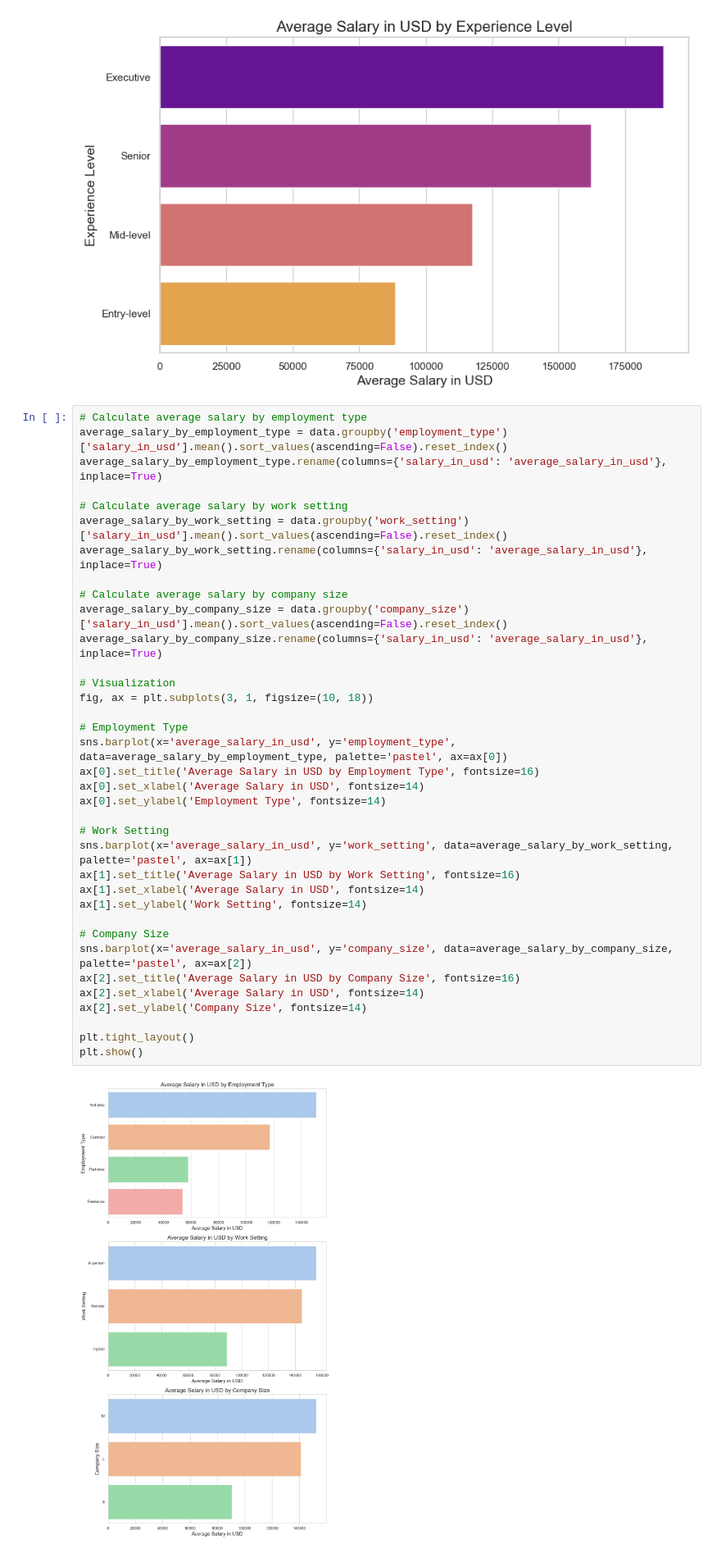
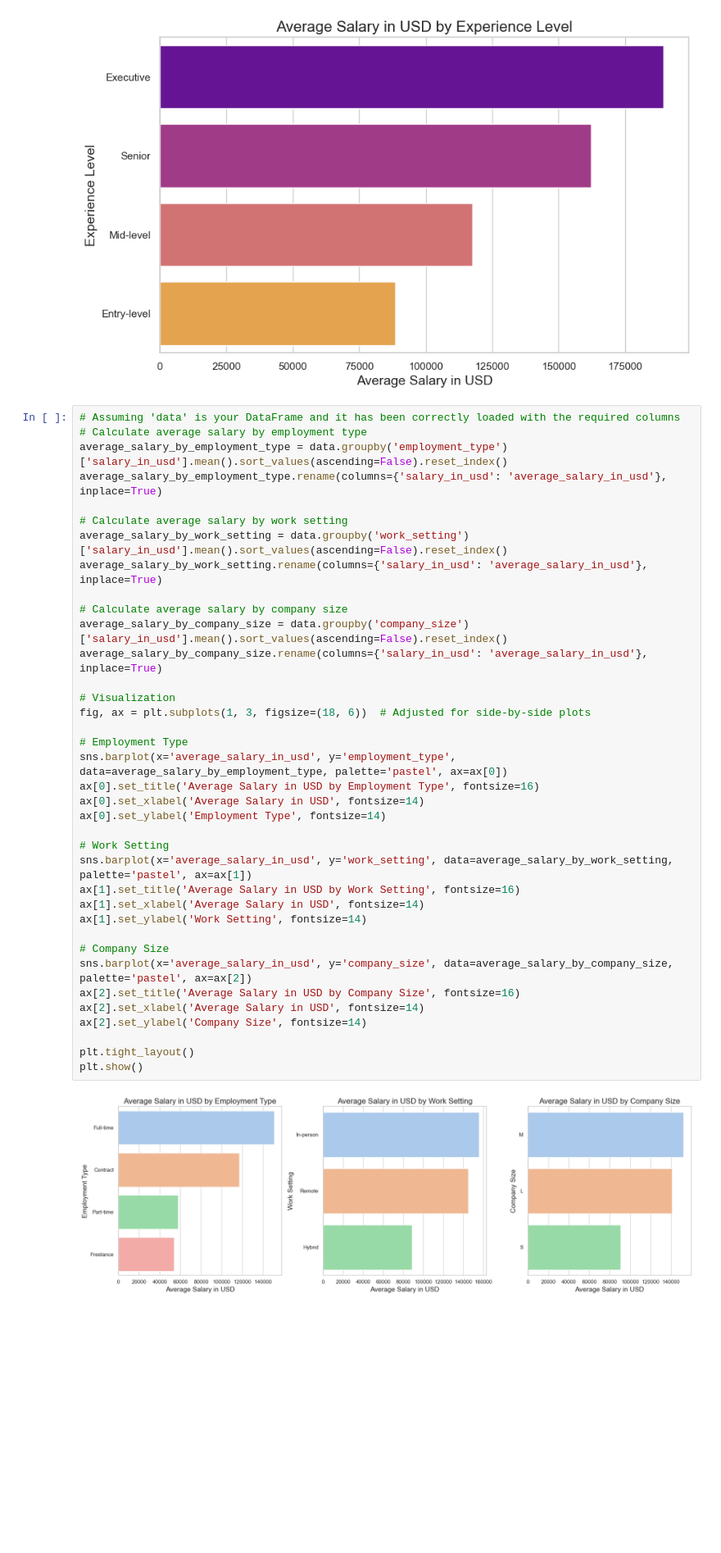
Before and after one commit to frktsc/Data-Science-Jobs-and-Salaries-Analysis, a Jupyter notebook: data analysis.ipynb, the cells around one changed output. Shown at 82% size. Cells and saved outputs as stored; diff of their text form; blank space fills up the shorter version.

```diff
--- a/data analysis.ipynb
+++ b/data analysis.ipynb
@@ -255,6 +255,7 @@ plt.show()
 # %% [output]
 [figure]
 # %%
+# Assuming 'data' is your DataFrame and it has been correctly loaded with the required columns
 # Calculate average salary by employment type
 average_salary_by_employment_type = data.groupby('employment_type')['salary_in_usd'].mean().sort_values(ascending=False).reset_index()
 average_salary_by_employment_type.rename(columns={'salary_in_usd': 'average_salary_in_usd'}, inplace=True)
@@ -263,35 +264,35 @@ average_salary_by_employment_type.rename(columns={'salary_in_usd': 'average_sala
 average_salary_by_work_setting = data.groupby('work_setting')['salary_in_usd'].mean().sort_values(ascending=False).reset_index()
 average_salary_by_work_setting.rename(columns={'salary_in_usd': 'average_salary_in_usd'}, inplace=True)
 
 # Calculate average salary by company size
 average_salary_by_company_size = data.groupby('company_size')['salary_in_usd'].mean().sort_values(ascending=False).reset_index()
 average_salary_by_company_size.rename(columns={'salary_in_usd': 'average_salary_in_usd'}, inplace=True)
 
 # Visualization
-fig, ax = plt.subplots(3, 1, figsize=(10, 18))
+fig, ax = plt.subplots(1, 3, figsize=(18, 6))  # Adjusted for side-by-side plots
 
 # Employment Type
 sns.barplot(x='average_salary_in_usd', y='employment_type', data=average_salary_by_employment_type, palette='pastel', ax=ax[0])
 ax[0].set_title('Average Salary in USD by Employment Type', fontsize=16)
 ax[0].set_xlabel('Average Salary in USD', fontsize=14)
 ax[0].set_ylabel('Employment Type', fontsize=14)
 
 # Work Setting
 sns.barplot(x='average_salary_in_usd', y='work_setting', data=average_salary_by_work_setting, palette='pastel', ax=ax[1])
 ax[1].set_title('Average Salary in USD by Work Setting', fontsize=16)
 ax[1].set_xlabel('Average Salary in USD', fontsize=14)
 ax[1].set_ylabel('Work Setting', fontsize=14)
 
 # Company Size
 sns.barplot(x='average_salary_in_usd', y='company_size', data=average_salary_by_company_size, palette='pastel', ax=ax[2])
 ax[2].set_title('Average Salary in USD by Company Size', fontsize=16)
 ax[2].set_xlabel('Average Salary in USD', fontsize=14)
 ax[2].set_ylabel('Company Size', fontsize=14)
 
 plt.tight_layout()
 plt.show()
 # %% [output]
-[figure, old version]
+[figure, new version]
 # %%
 # Box plot for salary distribution by experience level
 plt.figure(figsize=(12, 8))
```
